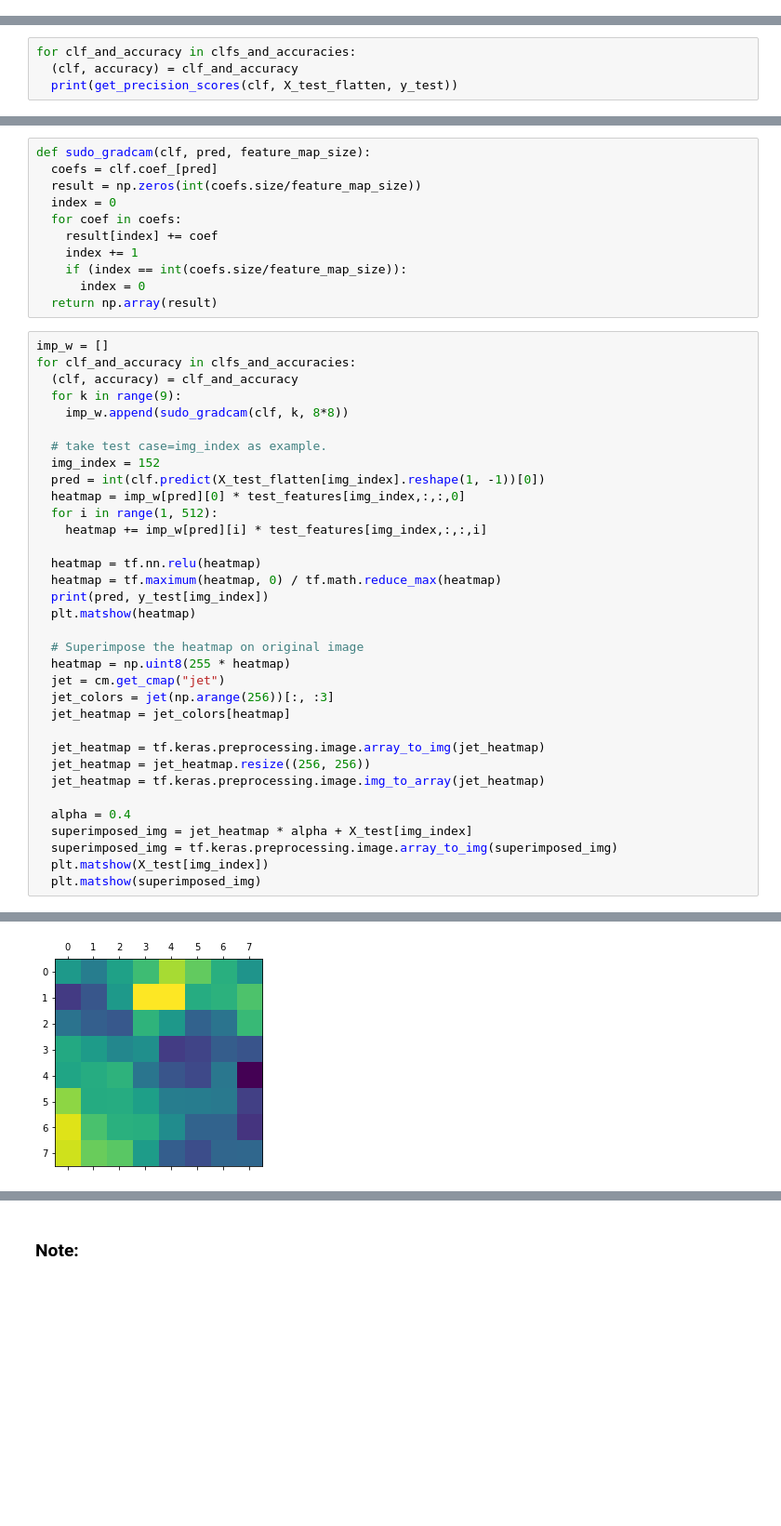
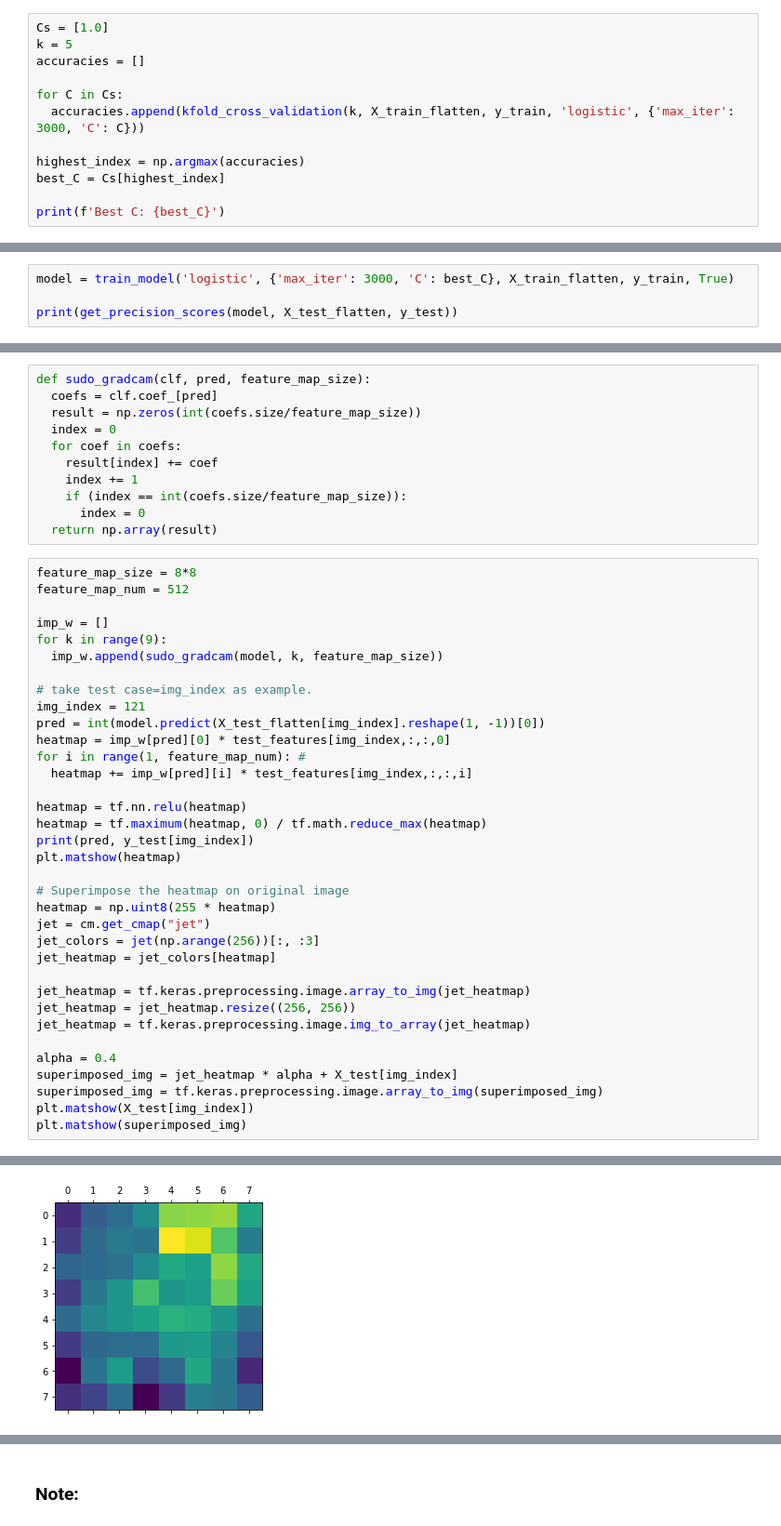
Before and after one commit to zhxchd/weed-out-the-weeds, a Jupyter notebook: pipeline/log_regression_grad_cam.ipynb, the cells around one changed output, grey strips where cells are left out. Shown at 93% size. Drawn from its saved outputs; the diff is of its cells as text; blank space fills up the shorter version.

```diff
--- a/pipeline/log_regression_grad_cam.ipynb
+++ b/pipeline/log_regression_grad_cam.ipynb
@@ -154,0 +136,12 @@ print(clfs_and_accuracies)
+# %%
+Cs = [1.0]
+k = 5
+accuracies = []
+
+for C in Cs:
+  accuracies.append(kfold_cross_validation(k, X_train_flatten, y_train, 'logistic', {'max_iter': 3000, 'C': C}))
+
+highest_index = np.argmax(accuracies)
+best_C = Cs[highest_index]
+
+print(f'Best C: {best_C}')
@@ -154,0 +159,4 @@ print(clfs_and_accuracies)
+# %%
+model = train_model('logistic', {'max_iter': 3000, 'C': best_C}, X_train_flatten, y_train, True)
+
+print(get_precision_scores(model, X_test_flatten, y_test))
@@ -162,4 +180,0 @@ from run_algo_with_kfold import get_precision_scores, get_roc_auc_curve, visuali
-# %%
-for clf_and_accuracy in clfs_and_accuracies:
-  (clf, accuracy) = clf_and_accuracy
-  print(get_precision_scores(clf, X_test_flatten, y_test))
@@ -199,37 +196,38 @@ def sudo_gradcam(clf, pred, feature_map_size):
       index = 0
   return np.array(result)
 # %%
+feature_map_size = 8*8
+feature_map_num = 512
+
 imp_w = []
-for clf_and_accuracy in clfs_and_accuracies:
-  (clf, accuracy) = clf_and_accuracy
-  for k in range(9):
-    imp_w.append(sudo_gradcam(clf, k, 8*8))
+for k in range(9):
+  imp_w.append(sudo_gradcam(model, k, feature_map_size))
 
-  # take test case=img_index as example.
-  img_index = 152
-  pred = int(clf.predict(X_test_flatten[img_index].reshape(1, -1))[0])
-  heatmap = imp_w[pred][0] * test_features[img_index,:,:,0]
-  for i in range(1, 512):
-    heatmap += imp_w[pred][i] * test_features[img_index,:,:,i]
+# take test case=img_index as example.
+img_index = 121
+pred = int(model.predict(X_test_flatten[img_index].reshape(1, -1))[0])
+heatmap = imp_w[pred][0] * test_features[img_index,:,:,0]
+for i in range(1, feature_map_num): #
+  heatmap += imp_w[pred][i] * test_features[img_index,:,:,i]
 
-  heatmap = tf.nn.relu(heatmap)
-  heatmap = tf.maximum(heatmap, 0) / tf.math.reduce_max(heatmap)
-  print(pred, y_test[img_index])
-  plt.matshow(heatmap)
+heatmap = tf.nn.relu(heatmap)
+heatmap = tf.maximum(heatmap, 0) / tf.math.reduce_max(heatmap)
+print(pred, y_test[img_index])
+plt.matshow(heatmap)
 
-  # Superimpose the heatmap on original image
-  heatmap = np.uint8(255 * heatmap)
-  jet = cm.get_cmap("jet")
-  jet_colors = jet(np.arange(256))[:, :3]
-  jet_heatmap = jet_colors[heatmap]
+# Superimpose the heatmap on original image
+heatmap = np.uint8(255 * heatmap)
+jet = cm.get_cmap("jet")
+jet_colors = jet(np.arange(256))[:, :3]
+jet_heatmap = jet_colors[heatmap]
 
-  jet_heatmap = tf.keras.preprocessing.image.array_to_img(jet_heatmap)
-  jet_heatmap = jet_heatmap.resize((256, 256))
-  jet_heatmap = tf.keras.preprocessing.image.img_to_array(jet_heatmap)
+jet_heatmap = tf.keras.preprocessing.image.array_to_img(jet_heatmap)
+jet_heatmap = jet_heatmap.resize((256, 256))
+jet_heatmap = tf.keras.preprocessing.image.img_to_array(jet_heatmap)
 
-  alpha = 0.4
-  superimposed_img = jet_heatmap * alpha + X_test[img_index]
-  superimposed_img = tf.keras.preprocessing.image.array_to_img(superimposed_img)
-  plt.matshow(X_test[img_index])
-  plt.matshow(superimposed_img)
+alpha = 0.4
+superimposed_img = jet_heatmap * alpha + X_test[img_index]
+superimposed_img = tf.keras.preprocessing.image.array_to_img(superimposed_img)
+plt.matshow(X_test[img_index])
+plt.matshow(superimposed_img)
 # %% [output]
@@ -237 +236 @@ for clf_and_accuracy in clfs_and_accuracies:
-[figure, old version]
+[figure, new version]
```
Also changed, not shown: parts of 17 cells of this notebook, 1 other file.
